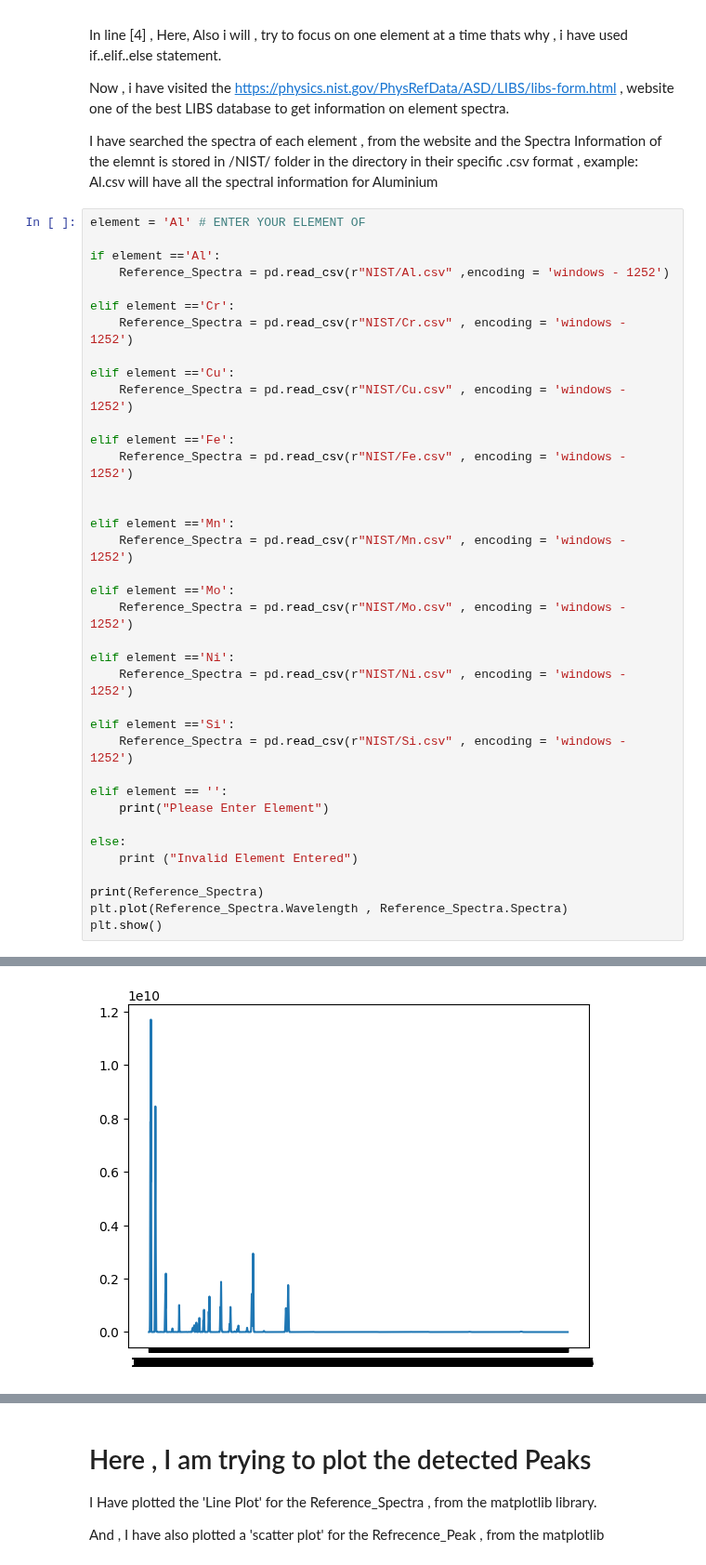
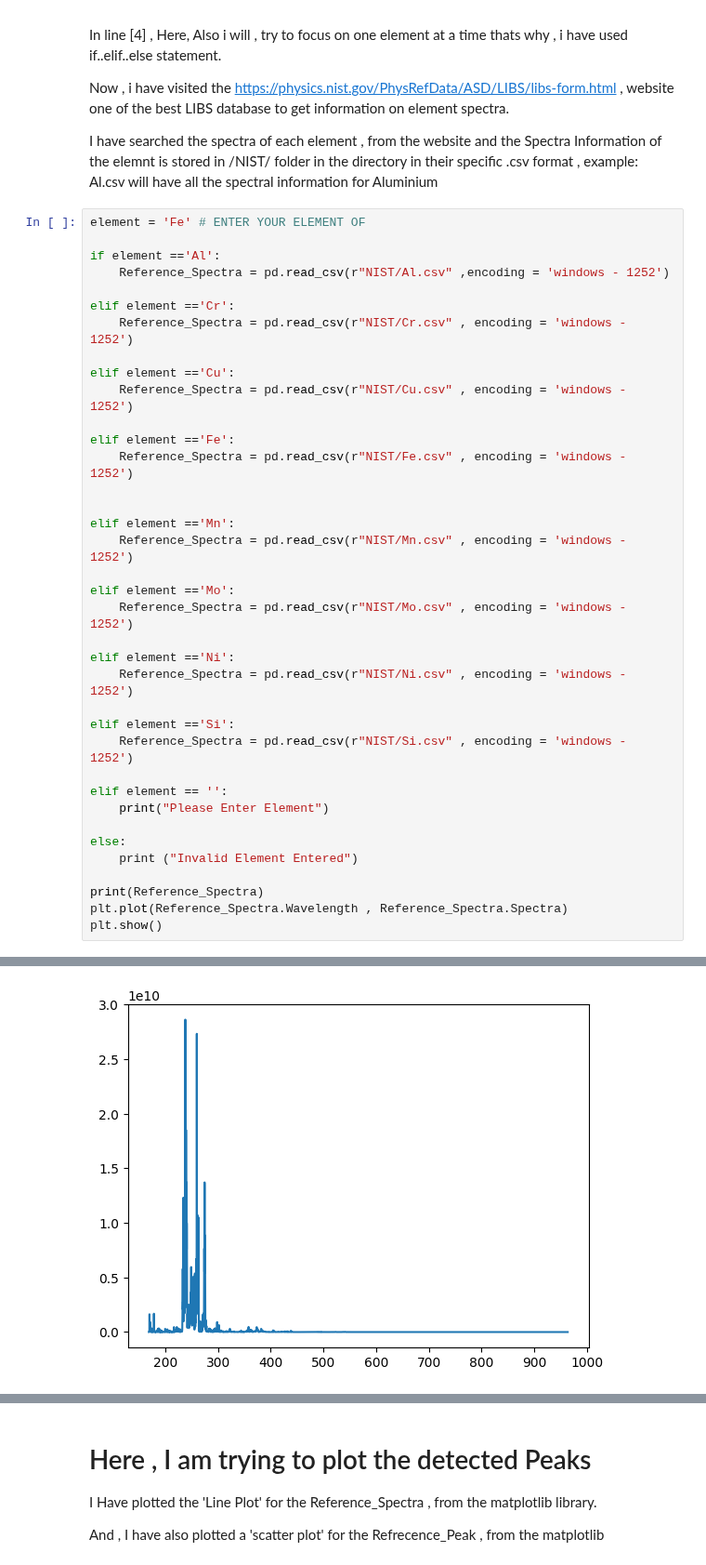
Before and after one commit to rahulrpatil3005/Handheld_LIBS, a Jupyter notebook: LIBS/LIBS_Python.ipynb, the cells around one changed output, grey strips where cells are left out. Shown at 93% size. Saved outputs shown, nothing was run; the diff lists cells and outputs as text.

```diff
--- a/LIBS/LIBS_Python.ipynb
+++ b/LIBS/LIBS_Python.ipynb
@@ -190,7 +190,7 @@ Now , i have visited the https://physics.nist.gov/PhysRefData/ASD/LIBS/libs-form
 
 I have searched the spectra of each element , from the website and the Spectra Information of the elemnt is stored in /NIST/ folder in the directory in their specific .csv format , example: Al.csv will have all the spectral information for Aluminium
 # %%
-element = 'Al' # ENTER YOUR ELEMENT OF
+element = 'Fe' # ENTER YOUR ELEMENT OF
 
 if element =='Al':
     Reference_Spectra = pd.read_csv(r"NIST/Al.csv" ,encoding = 'windows - 1252')
@@ -244 +244 @@ plt.show()
-[figure, old version]
+[figure, new version]
```
Also changed, not shown: parts of 17 cells of this notebook.
